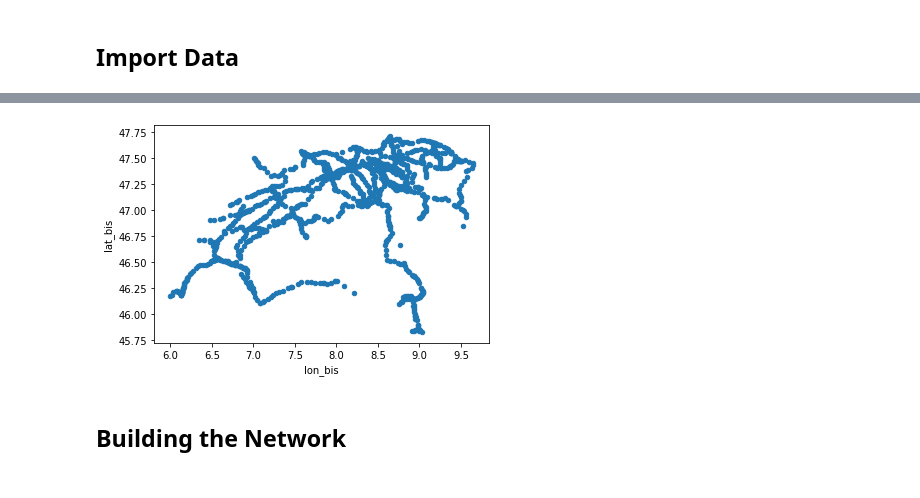
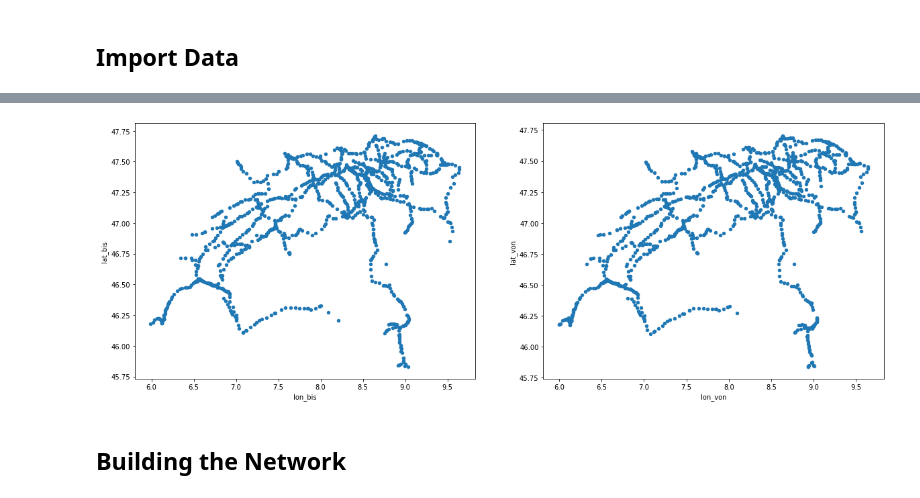
Before and after one commit to GAnagno/Social-Web, a Jupyter notebook: SBB.ipynb, the cells around one changed output, grey strips where cells are left out. Drawn from its saved outputs; the diff is of its cells as text; code cells hidden in the pictures.

```diff
--- a/SBB.ipynb
+++ b/SBB.ipynb
@@ -38,10 +33,12 @@ df['lon_bis'] = df['lon_bis'].map(float)
 # %%
 df['lat_bis'] = df.geopos_bis.str.split('\,').str[1]
 df['lat_bis'] = df['lat_bis'].map(float)
-# %%
-df.plot.scatter(x='lon_bis', y ='lat_bis');
-# %% [output]
-[figure, removed]
+# %%
+fig, axes = plt.subplots(figsize = (20,7), nrows=1, ncols=2);
+df.plot.scatter(ax=axes[1], x='lon_von', y ='lat_von');
+df.plot.scatter(ax=axes[0], x='lon_bis', y ='lat_bis');
+# %% [output]
+[figure, added]
 # %%
 pos_von = {}
 for i in range(0, len(df)):
```
Also changed, not shown: parts of 5 cells of this notebook.
